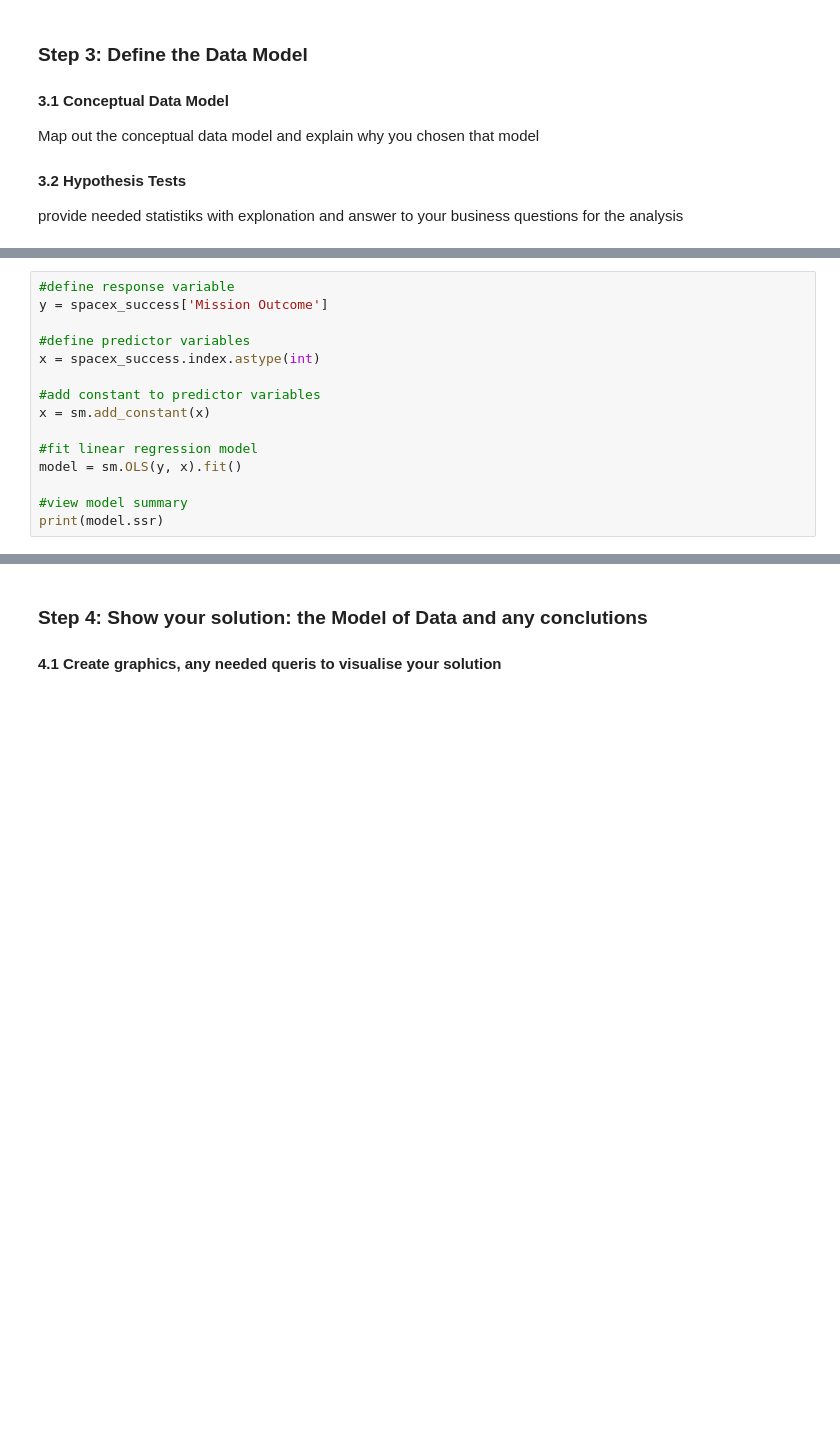
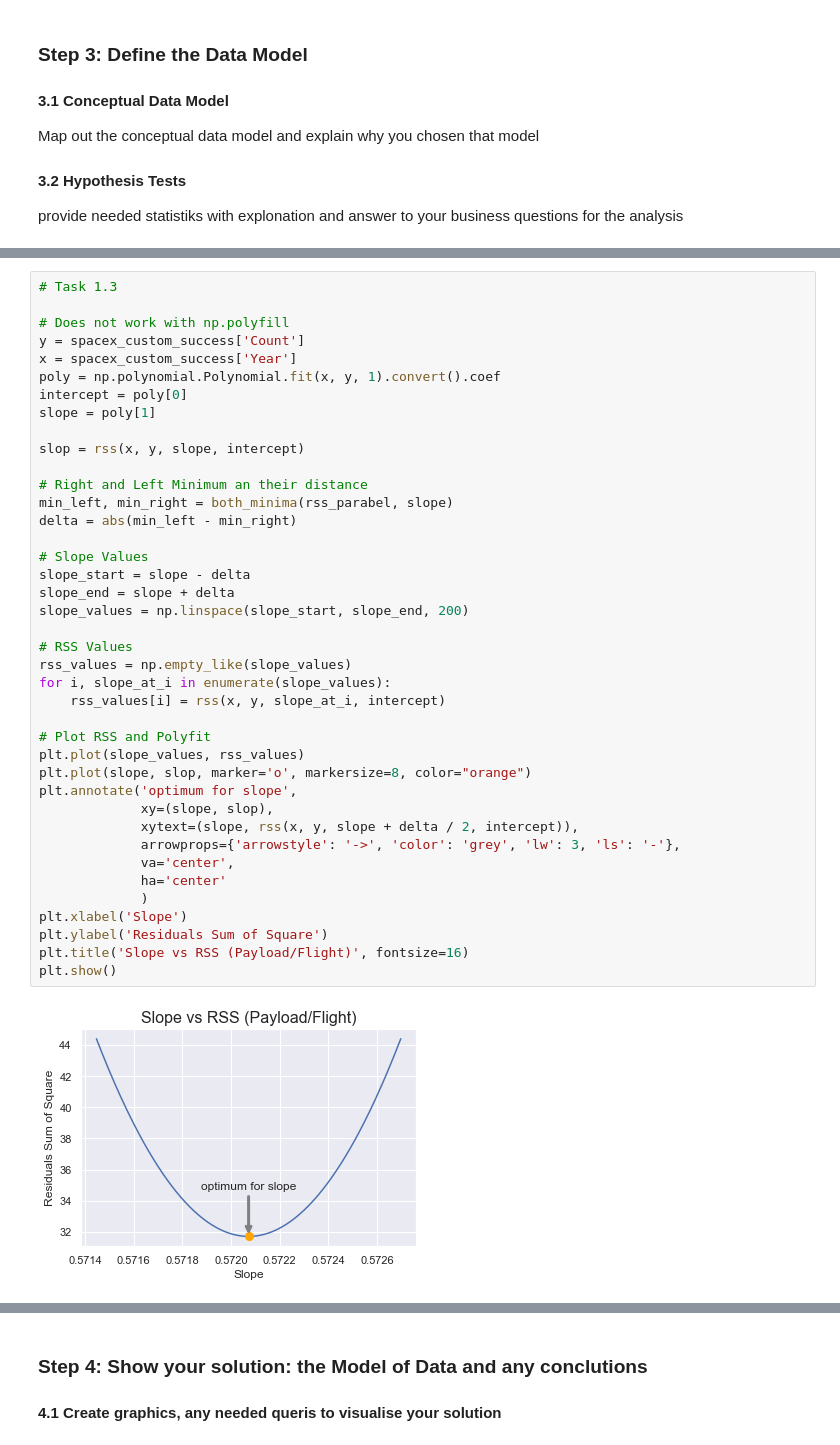
Before and after one commit to SurMux/ds, a Jupyter notebook: DataScience Project SpaceX Data.ipynb, the cells around one changed output, grey strips where cells are left out. Saved outputs shown, nothing was run; the diff lists cells and outputs as text; blank space fills up the shorter version.

```diff
--- a/DataScience Project SpaceX Data.ipynb
+++ b/DataScience Project SpaceX Data.ipynb
@@ -857,15 +768,0 @@ plt.show()
-# %%
-#define response variable
-y = spacex_success['Mission Outcome']
-
-#define predictor variables
-x = spacex_success.index.astype(int)
-
-#add constant to predictor variables
-x = sm.add_constant(x)
-
-#fit linear regression model
-model = sm.OLS(y, x).fit()
-
-#view model summary
-print(model.ssr)
@@ -873,0 +792,42 @@ print(model.ssr)
+# %%
+# Task 1.3
+
+# Does not work with np.polyfill
+y = spacex_custom_success['Count']
+x = spacex_custom_success['Year']
+poly = np.polynomial.Polynomial.fit(x, y, 1).convert().coef
+intercept = poly[0]
+slope = poly[1]
+
+slop = rss(x, y, slope, intercept)
+
+# Right and Left Minimum an their distance
+min_left, min_right = both_minima(rss_parabel, slope)
+delta = abs(min_left - min_right)
+
+# Slope Values
+slope_start = slope - delta
+slope_end = slope + delta
+slope_values = np.linspace(slope_start, slope_end, 200)
+
+# RSS Values
+rss_values = np.empty_like(slope_values)
+for i, slope_at_i in enumerate(slope_values):
+    rss_values[i] = rss(x, y, slope_at_i, intercept)
+
+# Plot RSS and Polyfit
+plt.plot(slope_values, rss_values)
+plt.plot(slope, slop, marker='o', markersize=8, color="orange")
+plt.annotate('optimum for slope',
+             xy=(slope, slop),
+             xytext=(slope, rss(x, y, slope + delta / 2, intercept)),
+             arrowprops={'arrowstyle': '->', 'color': 'grey', 'lw': 3, 'ls': '-'},
+             va='center',
+             ha='center'
+             )
+plt.xlabel('Slope')
+plt.ylabel('Residuals Sum of Square')
+plt.title('Slope vs RSS (Payload/Flight)', fontsize=16)
+plt.show()
+# %% [output]
+[figure, added]
```
Also changed, not shown: parts of 13 cells of this notebook.
